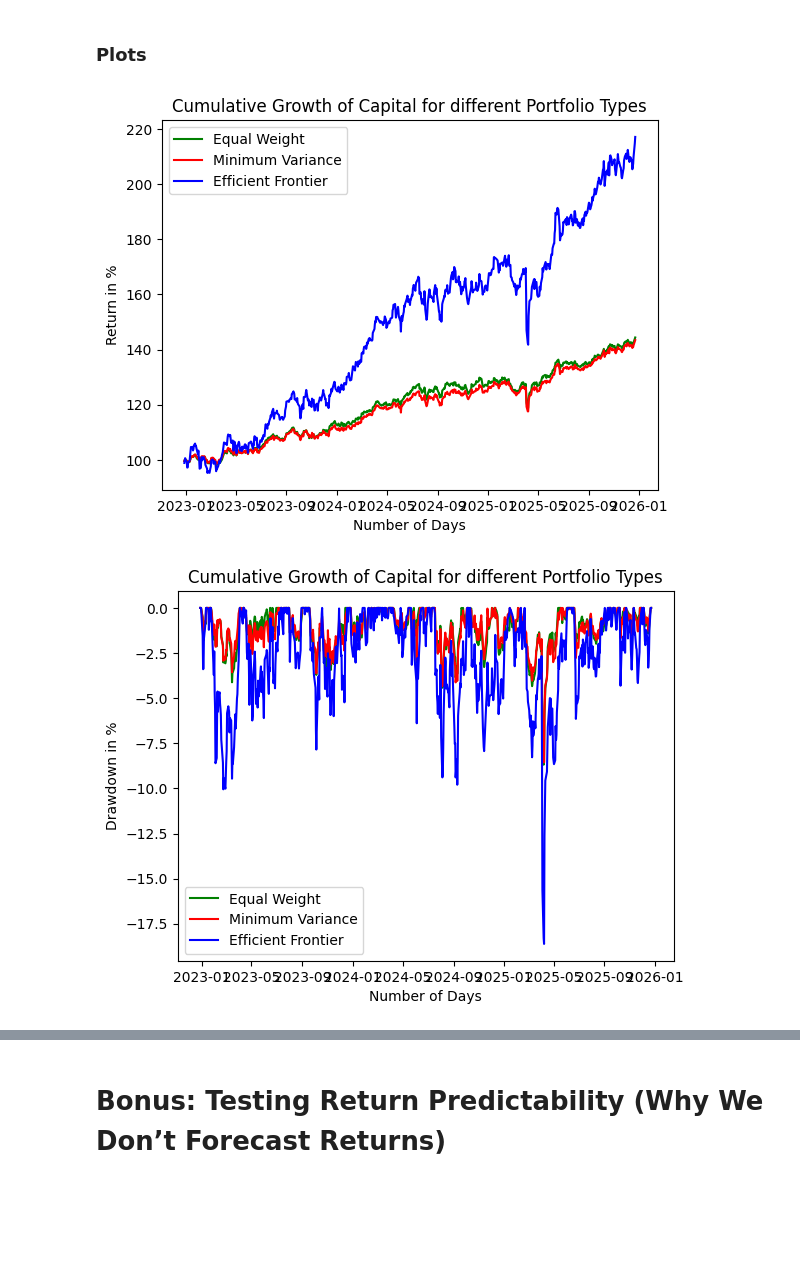
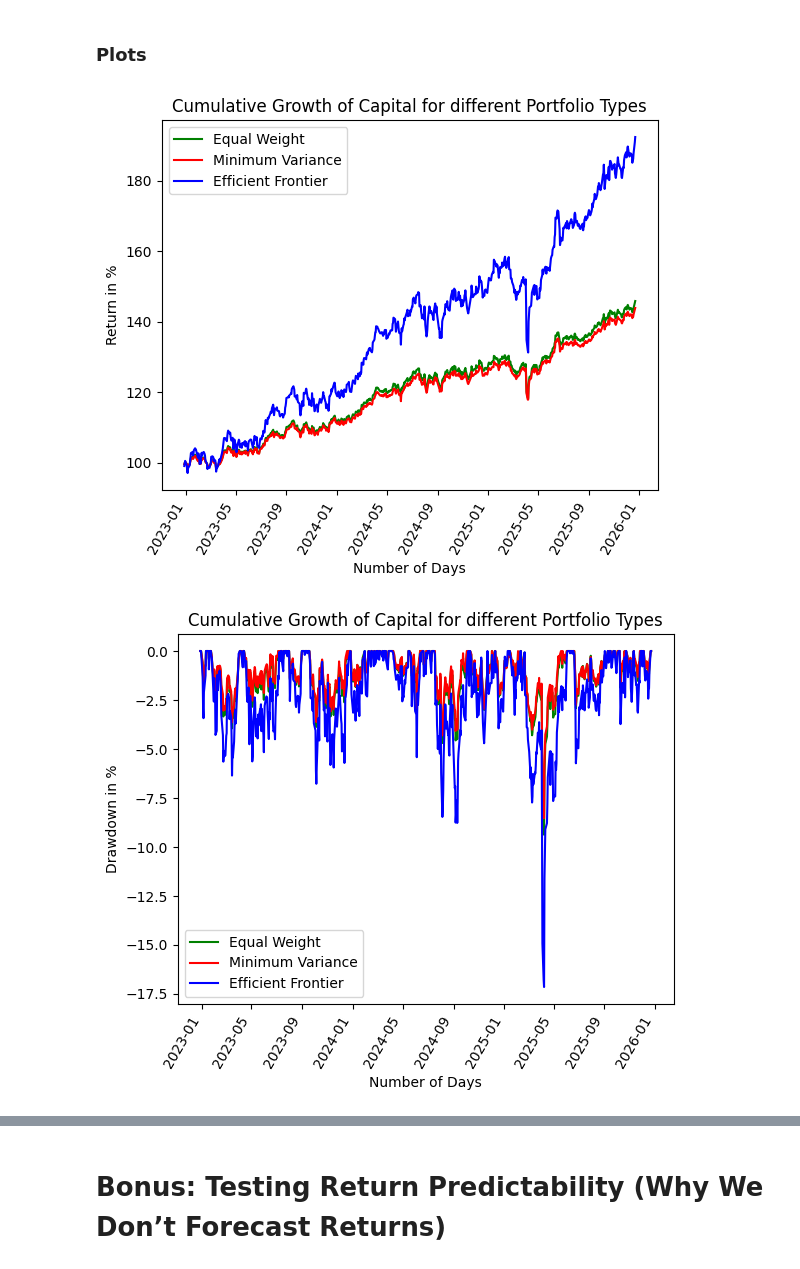
Before and after one commit to eshannaik/Portfolio-Management, a Jupyter notebook: Portfolio Management.ipynb, the cells around one changed output, grey strips where cells are left out. Drawn from its saved outputs; the diff is of its cells as text; code cells hidden in the pictures; blank space fills up the shorter version.

```diff
--- a/Portfolio Management.ipynb
+++ b/Portfolio Management.ipynb
@@ -178,6 +168,7 @@ Oil Kurtosis:  1.0349517799385568
 for name,value in assets.items():
     plt.plot(value)
     plt.xlabel("Date")
+    plt.xticks(rotation=60, ha="right")
     plt.ylabel("Closing Price")
     plt.title(f"{name} Log Value Trend")
     plt.show()
@@ -261,10 +254,12 @@ Maximum Lower Value:  0.0062526069473663425
 # %% [markdown]
 # Correlation Matrix
 # %%
+# Merging the log returns from different assets into one DataFrame
+# Setting the date as the index for the DataFrame
+
 merged_df = pd.concat(
     [
         nifty_log_data,
-        sensex_log_data,
         usdinr_log_data,
         gold_log_data,
         sp500_log_data,
@@ -287,4 +282,5 @@ merged_df.head()
 # %%
-merged_df.rename(columns={"^BSESN":"Sensex","GC=F": "Gold", "^NSEI": "Nifty","USDINR=X":"USDINR","^GSPC": "SP500", "CL=F": "Oil"}, inplace=True)
+# Renaming the Columns
+merged_df.rename(columns={"GC=F": "Gold", "^NSEI": "Nifty","USDINR=X":"USDINR","^GSPC": "SP500", "CL=F": "Oil"}, inplace=True)
 merged_df
 # %% [output]
@@ -573,9 +591,9 @@ Sharpe Ratio:  1.5625
 # %% [markdown]
 ### Efficient Frontier
 # %%
-weight_cols = ["nifty_weights","sensex_weights","gold_weights", "sp500_weights", "usdinr_weights", "oil_weights"]
+weight_cols = ["nifty_weights","gold_weights", "sp500_weights", "usdinr_weights", "oil_weights"]
 
-# 3rd Index only
+# We consider the 8rd Index only, since it has the same risk as the other portfolios
 w = frontier_df.iloc[8][weight_cols].values / 100.0
 
 efficient_frontier_df = portfolio_performance(merged_simple_returns_df, w, Total_capital)
@@ -610,25 +629,29 @@ merged_backtesting_df
 # %% [markdown]
 ### Plots
 # %%
+# Plotting cumulative growth of capital for different portfolio types
 plt.plot(equal_df["cumulative"]*100,color="green", label="Equal Weight")
 plt.plot(mean_variance_df["cumulative"]*100,color="red", label="Minimum Variance")
 plt.plot(efficient_frontier_df["cumulative"]*100,color="blue", label="Efficient Frontier")
 plt.xlabel("Number of Days")
+plt.xticks(rotation=60, ha="right")
 plt.ylabel("Return in %")
 plt.title("Cumulative Growth of Capital for different Portfolio Types")
 plt.legend()
 plt.show()
 # %% [output]
-[figure, old version]
+[figure, new version]
 # %%
+# Plotting drawdown for different portfolio types
 plt.plot(equal_df["Drawdown"]*100,color="green", label="Equal Weight")
 plt.plot(mean_variance_df["Drawdown"]*100,color="red", label="Minimum Variance")
 plt.plot(efficient_frontier_df["Drawdown"]*100,color="blue", label="Efficient Frontier")
+plt.xticks(rotation=60, ha="right")
 plt.xlabel("Number of Days")
 plt.ylabel("Drawdown in %")
 plt.title("Cumulative Growth of Capital for different Portfolio Types")
 plt.legend()
 plt.show()
 # %% [output]
-[figure, old version]
+[figure, new version]
 # %%
```
Also changed, not shown: parts of 52 cells of this notebook, 12 other files.
